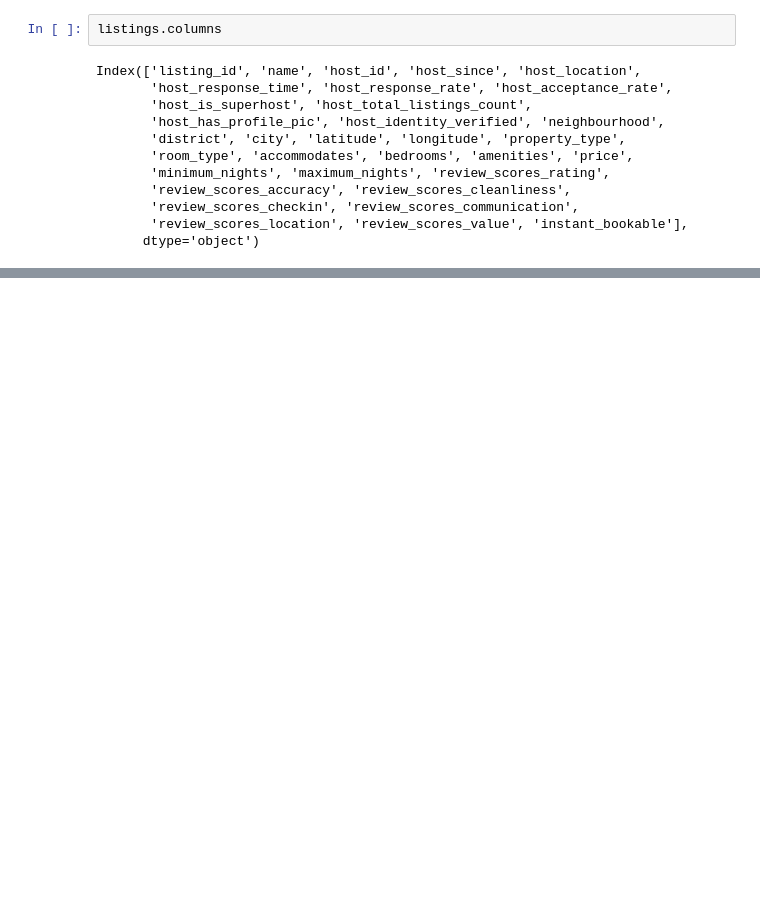
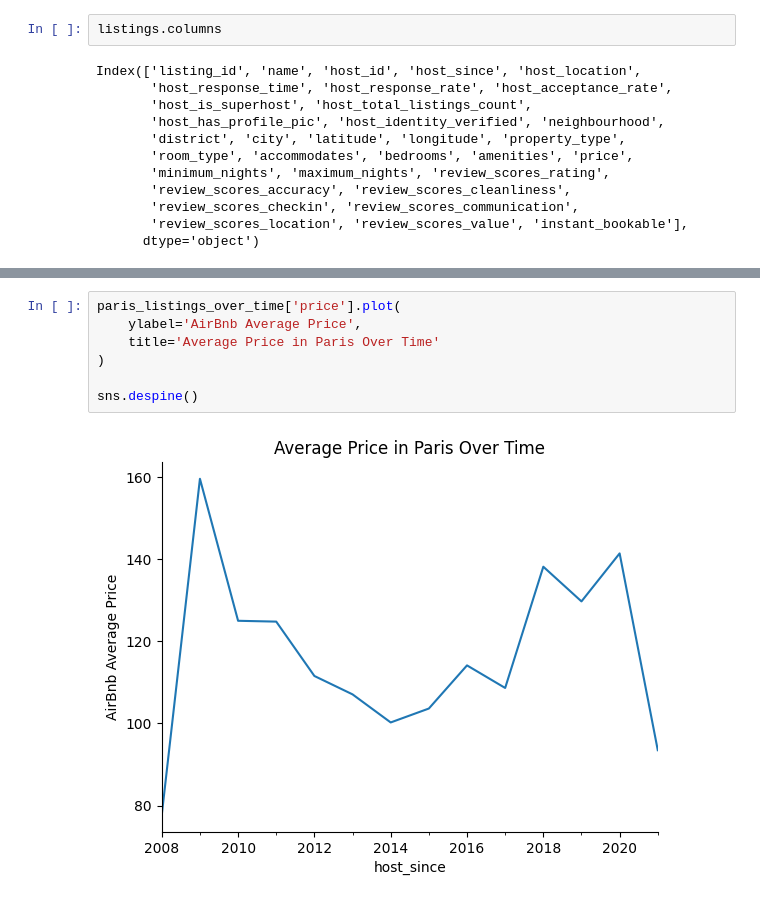
Before and after one commit to anycarolinys/Data-Science-Portfolio, a Jupyter notebook: airbnb_project/data_analysis.ipynb, the cells around one changed output, grey strips where cells are left out. Saved outputs shown, nothing was run; the diff lists cells and outputs as text; blank space fills up the shorter version.

```diff
--- a/airbnb_project/data_analysis.ipynb
+++ b/airbnb_project/data_analysis.ipynb
@@ -23,0 +397,9 @@ Index(['listing_id', 'review_id', 'date', 'reviewer_id'], dtype='object')
+# %%
+paris_listings_over_time['price'].plot(
+    ylabel='AirBnb Average Price',
+    title='Average Price in Paris Over Time'
+)
+
+sns.despine()
+# %% [output]
+[figure, added]
```
Also changed, not shown: parts of 49 cells of this notebook, 1 other file.
